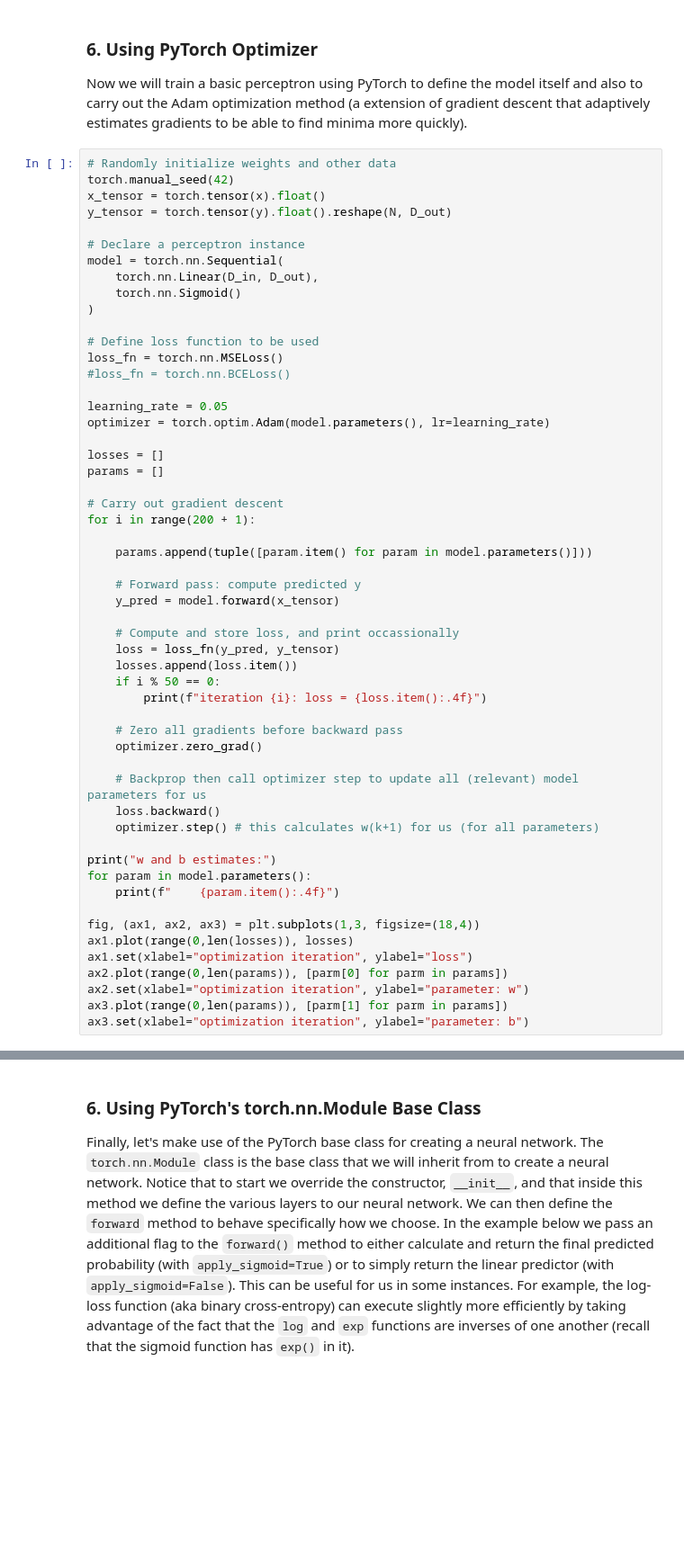
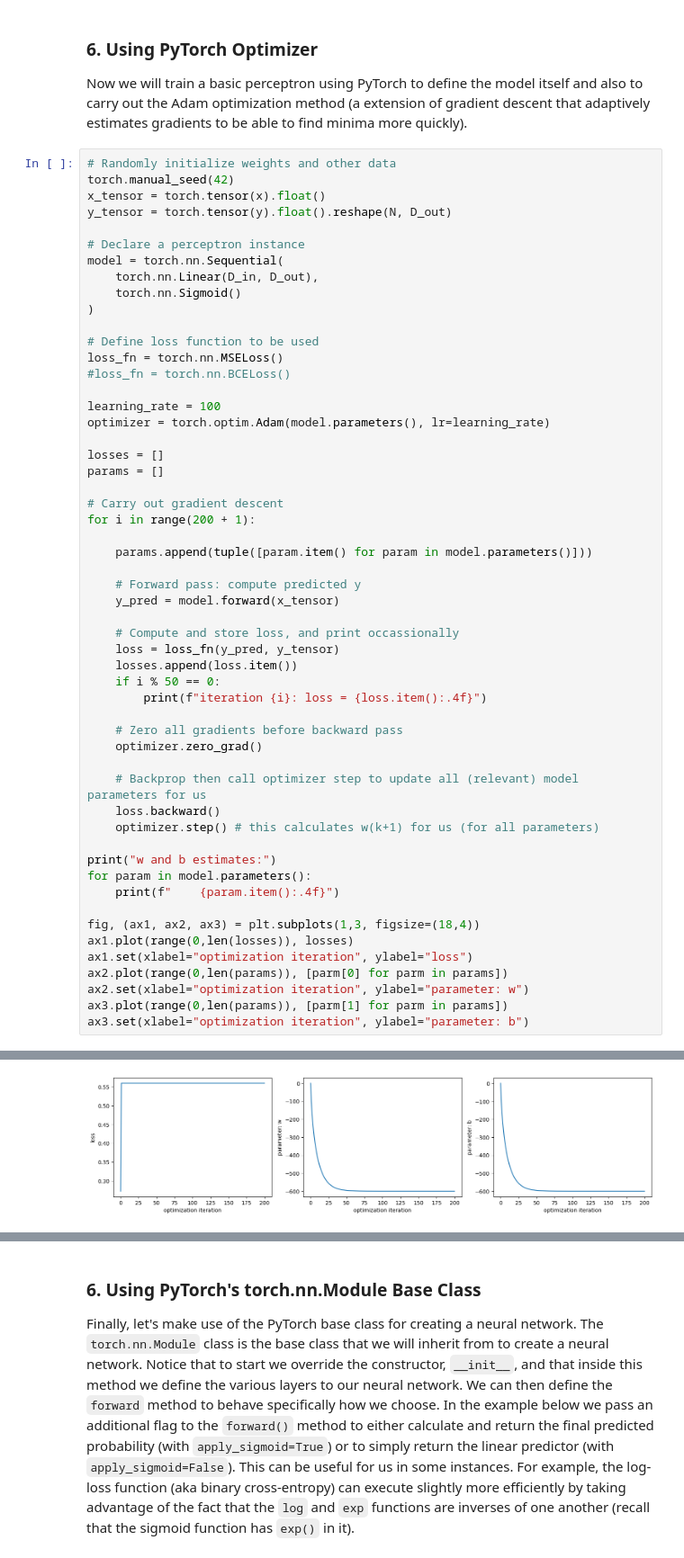
Before and after one commit to KevinKruzel/cs3120-assign7, a Jupyter notebook: neural_net_from_scratch.ipynb, the cells around one changed output, grey strips where cells are left out. Shown at 90% size. Drawn from its saved outputs; the diff is of its cells as text; blank space fills up the shorter version.

```diff
--- a/neural_net_from_scratch.ipynb
+++ b/neural_net_from_scratch.ipynb
@@ -420,7 +455,7 @@ model = torch.nn.Sequential(
 loss_fn = torch.nn.MSELoss()
 #loss_fn = torch.nn.BCELoss()
 
-learning_rate = 0.05
+learning_rate = 100
 optimizer = torch.optim.Adam(model.parameters(), lr=learning_rate)
 
 losses = []
@@ -458,3 +493,4 @@ ax2.plot(range(0,len(params)), [parm[0] for parm in params])
 ax2.set(xlabel="optimization iteration", ylabel="parameter: w")
 ax3.plot(range(0,len(params)), [parm[1] for parm in params])
 ax3.set(xlabel="optimization iteration", ylabel="parameter: b")
+# %% [output]
@@ -461,3 +506,4 @@ ax3.set(xlabel="optimization iteration", ylabel="parameter: b")
+[figure, added]
 # %% [markdown]
 ***
 ### Q6: Run the above code a cell a few times and then try changing the learning rate above to a larger value. How many epochs are then needed to get the loss below 0.10? Is it possible to get the loss below 0.05?
```
Also changed, not shown: parts of 15 cells of this notebook.
